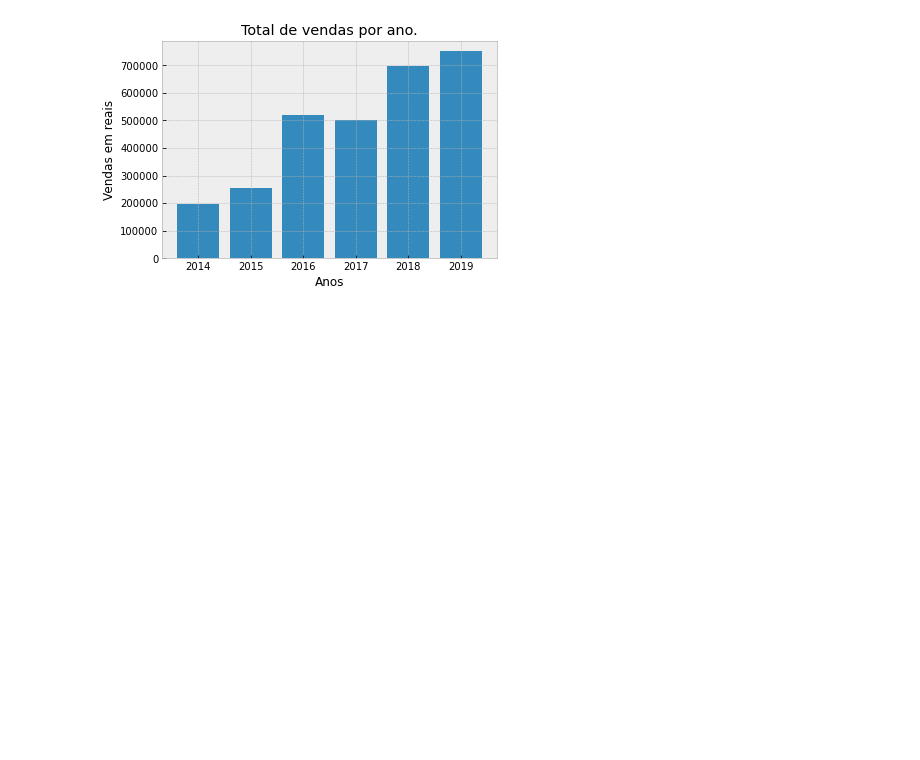
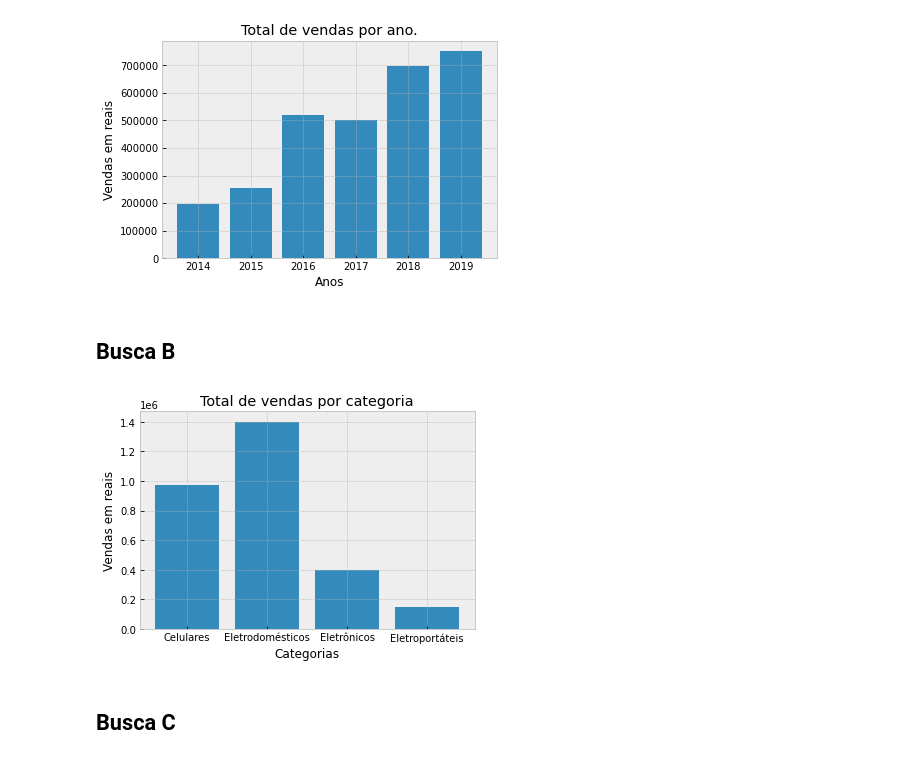
Before and after one commit to S-Nathalia/FCD, a Jupyter notebook: Projeto FCD.ipynb, the cells around one changed output. Drawn from its saved outputs; the diff is of its cells as text; code cells hidden in the pictures; blank space fills up the shorter version.

```diff
--- a/Projeto FCD.ipynb
+++ b/Projeto FCD.ipynb
@@ -24,3 +27,24 @@ plt.ylabel("Vendas em reais")
 plt.show()
 # %% [output]
 [figure]
+# %% [markdown]
+## Busca B
+# %%
+cat = {}
+
+for index, row in df.iterrows():
+    ax = row['Categoria']
+    if ax in cat:
+        cat[ax] += int(row['ValorVenda'])
+    else:
+        cat[ax] = int(row['ValorVenda'])
+# %%
+plt.bar(list(cat.keys()), list(cat.values()))
+plt.title("Total de vendas por categoria")
+plt.xlabel("Categorias")
+plt.ylabel("Vendas em reais")
+plt.show()
+# %% [output]
+[figure, added]
+# %% [markdown]
+## Busca C
```
Also changed, not shown: parts of 22 cells of this notebook.
